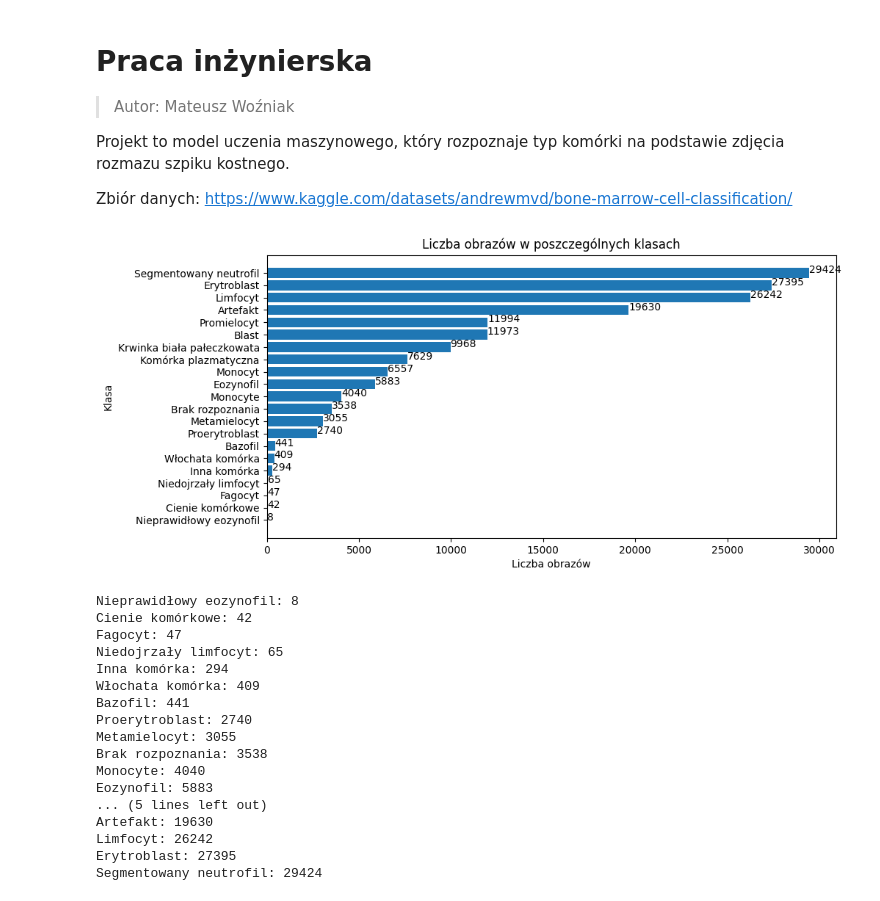
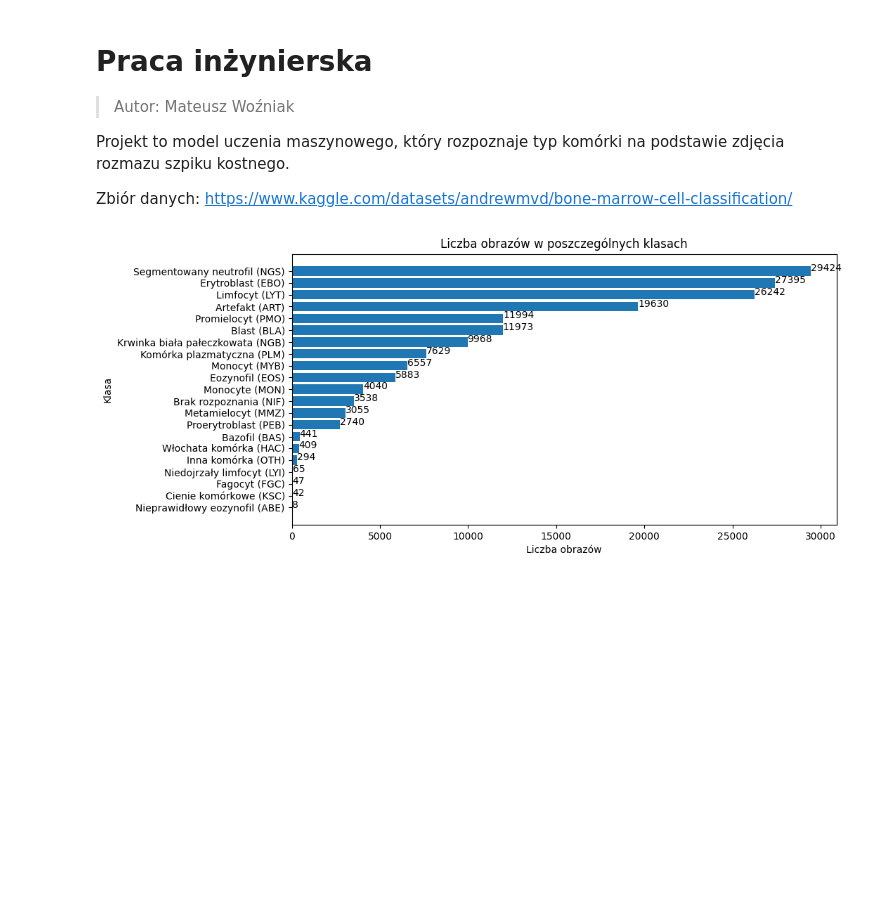
Before and after one commit to matisiekpl/thesis, a Jupyter notebook: main.ipynb, the cells around one changed output. Saved outputs shown, nothing was run; the diff lists cells and outputs as text; code cells hidden in the pictures; blank space fills up the shorter version.

Commit message:
fix: names

```diff
--- a/main.ipynb
+++ b/main.ipynb
@@ -37,49 +37,32 @@ names = {
 # %%
 def count_images():
     cwd = os.getcwd()
     dataset_dir = os.path.join(cwd, "dataset")
     subdirs = [d for d in os.listdir(dataset_dir) if os.path.isdir(os.path.join(dataset_dir, d))]
     counts = {}
     for subdir in subdirs:
         subdir_path = os.path.join(dataset_dir, subdir)
         counts[subdir] = sum([len(files) for r, d, files in os.walk(subdir_path)])
 
     return counts
 
 def plot_counts(counts):
-    key_names = list(map(lambda x: names[x], counts.keys()))
+    key_names = list(map(lambda x: names[x] + ' (' + x + ')', counts.keys()))
     plt.figure(figsize=(10, 5))
     plt.barh(key_names, counts.values())
     for i in range(len(counts)):
         plt.text(list(counts.values())[i], i, str(list(counts.values())[i]))
     plt.title("Liczba obrazów w poszczególnych klasach")
     plt.xlabel("Liczba obrazów")
     plt.ylabel("Klasa")
     plt.savefig("images_count.png", bbox_inches="tight")
     plt.show()
 
 counts = count_images()
 counts = {k: v for k, v in sorted(counts.items(), key=lambda item: item[1])}
 plot_counts(counts)
 # %% [output]
-[figure, old version]
+[figure, new version]
-Nieprawidłowy eozynofil: 8
-Cienie komórkowe: 42
-Fagocyt: 47
-Niedojrzały limfocyt: 65
-Inna komórka: 294
-Włochata komórka: 409
-Bazofil: 441
-Proerytroblast: 2740
-Metamielocyt: 3055
-Brak rozpoznania: 3538
-Monocyte: 4040
-Eozynofil: 5883
-... (5 lines left out)
-Artefakt: 19630
-Limfocyt: 26242
-Erytroblast: 27395
-Segmentowany neutrofil: 29424
 # %%
 fig, ax = plt.subplots(len(counts), 3, figsize=(5, 40))
 for key in counts:
```
Also changed, not shown: parts of 1 cell of this notebook, 9 other files.
